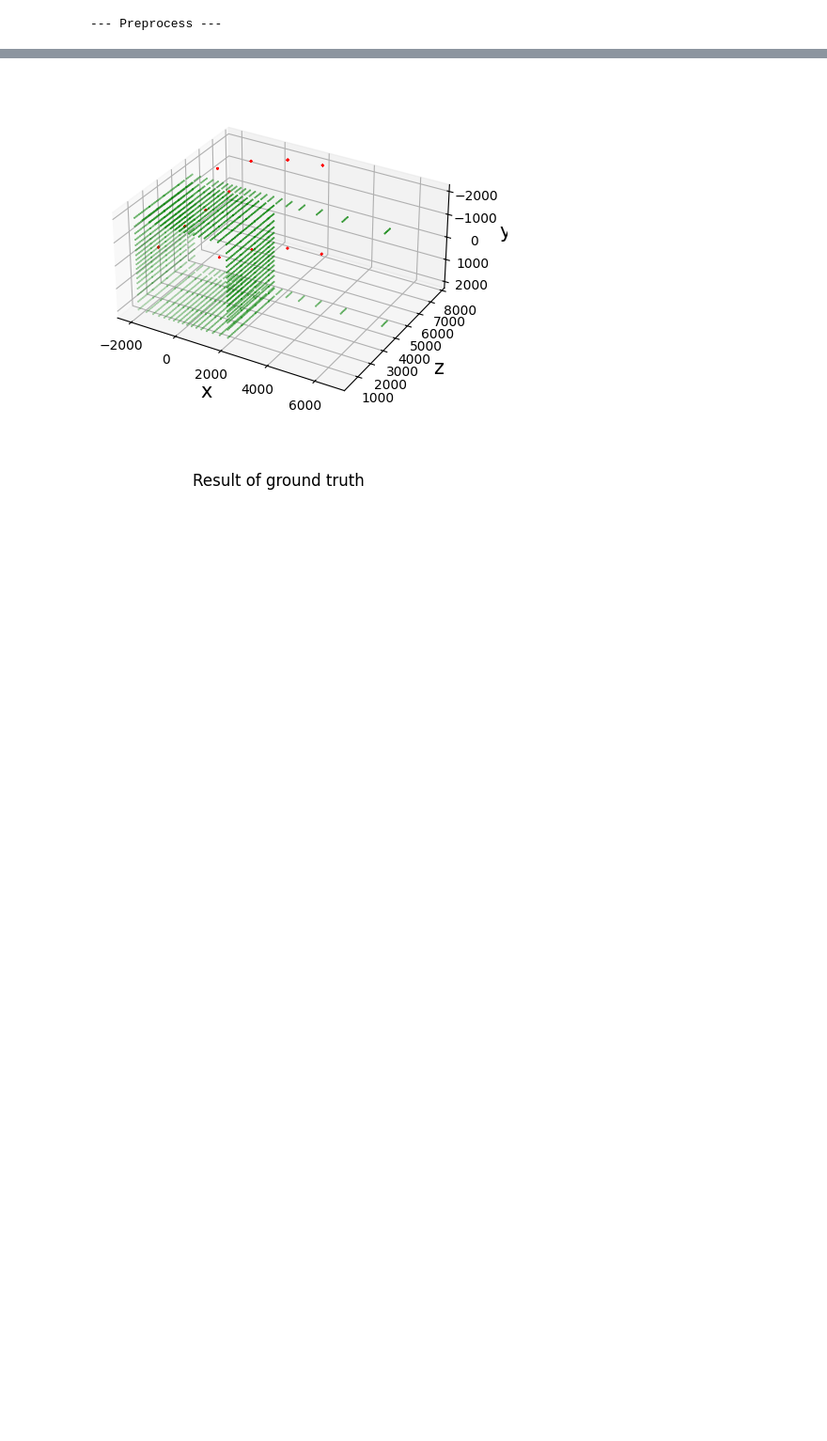
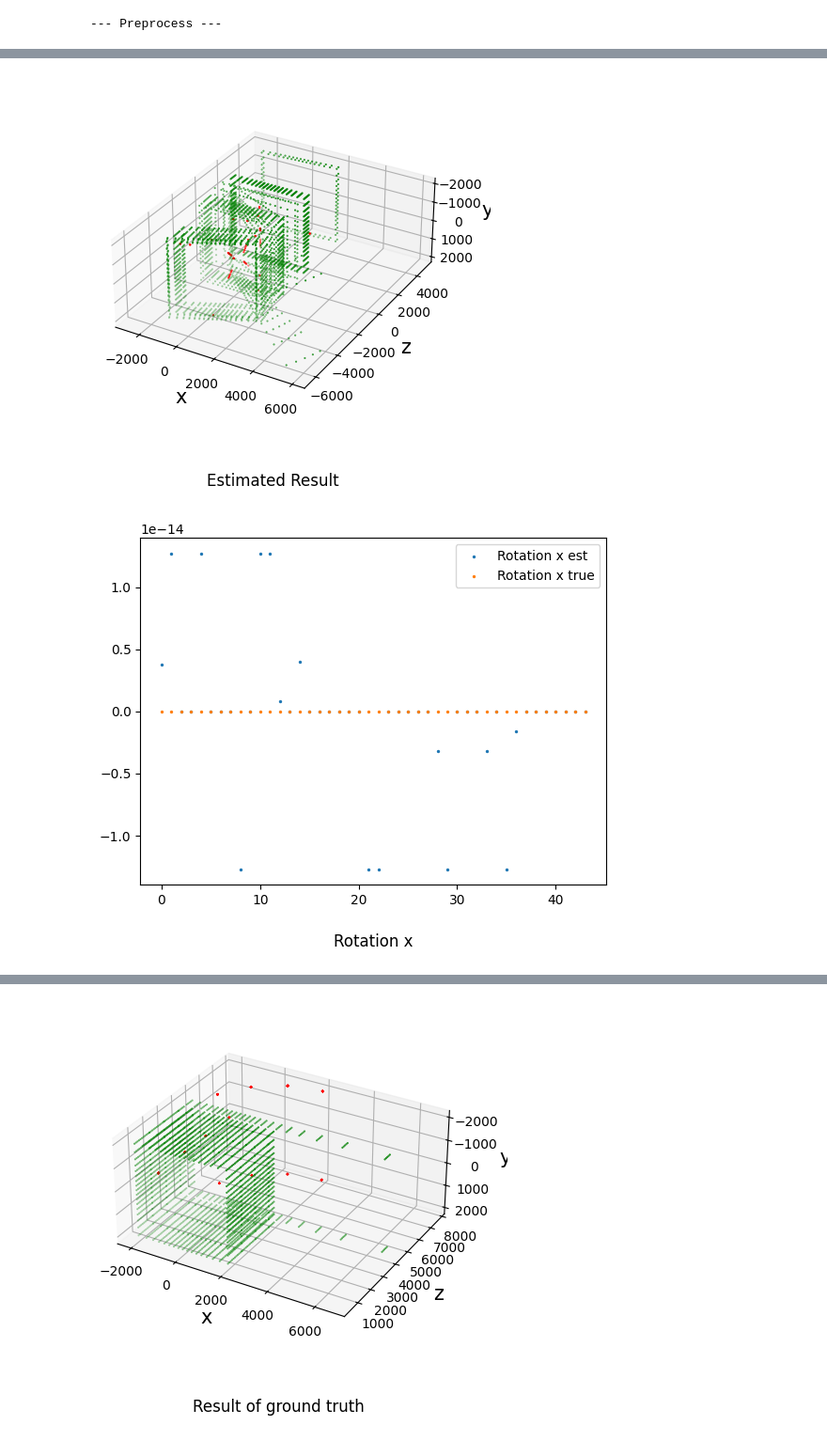
Before and after one commit to gutter-mouth/InchwormMeasurement, a Jupyter notebook: notebook/test_simulator.ipynb, the cells around one changed output, grey strips where cells are left out. Shown at 94% size. Cells and saved outputs as stored; diff of their text form; code cells hidden in the pictures; blank space fills up the shorter version.

```diff
--- a/notebook/test_simulator.ipynb
+++ b/notebook/test_simulator.ipynb
@@ -216,0 +201,6 @@ print(points)
+# %%
+S.run_show_result(type="estimated", label="Estimated Result")
+S.run_evaluate()
+# %% [output]
+[figure, added]
+[figure, added]
```
Also changed, not shown: parts of 7 cells of this notebook, 2 other files.
